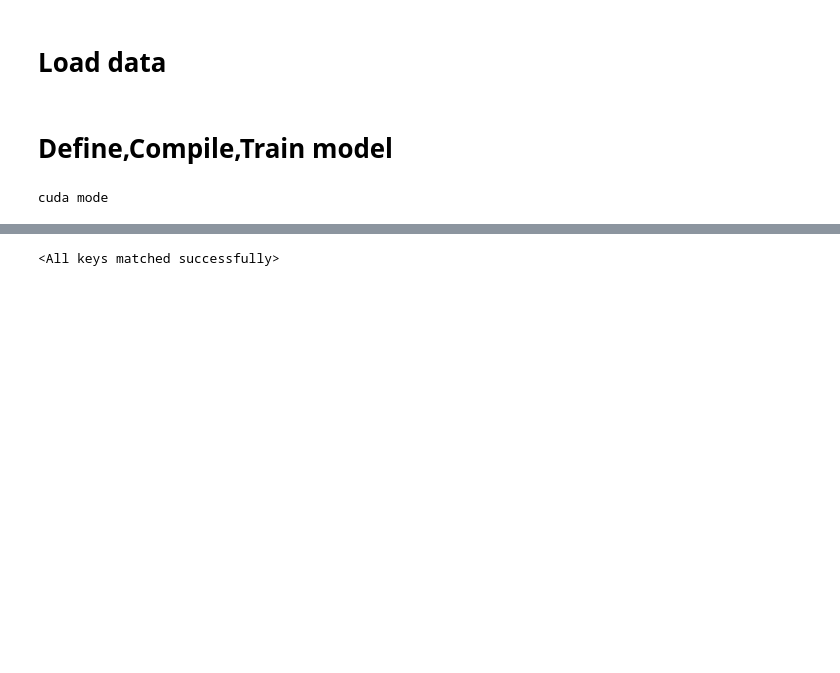
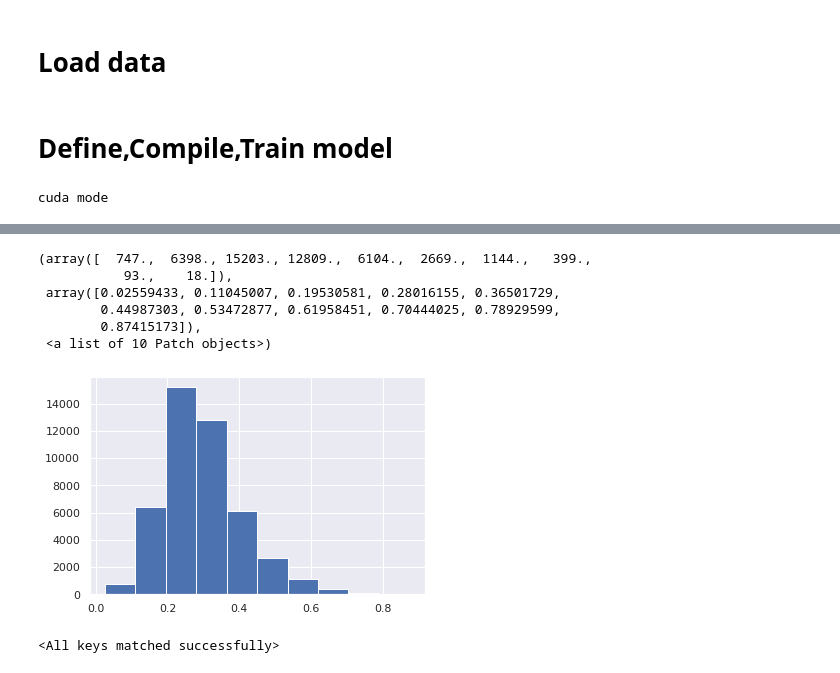
Before and after one commit to NickMeim/deepSIBA_pytorch, a Jupyter notebook: colab_notebook_deepsiba.ipynb, the cells around one changed output, grey strips where cells are left out. Saved outputs shown, nothing was run; the diff lists cells and outputs as text; code cells hidden in the pictures; blank space fills up the shorter version.

```diff
--- a/colab_notebook_deepsiba.ipynb
+++ b/colab_notebook_deepsiba.ipynb
@@ -422,3 +414,13 @@ plt.hist(y_pred1)
+# %%
+plt.hist(Y_cold)
+# %% [output]
+(array([  747.,  6398., 15203., 12809.,  6104.,  2669.,  1144.,   399.,
+           93.,    18.]),
+ array([0.02559433, 0.11045007, 0.19530581, 0.28016155, 0.36501729,
+        0.44987303, 0.53472877, 0.61958451, 0.70444025, 0.78929599,
+        0.87415173]),
+ <a list of 10 Patch objects>)
+[figure, added]
 # %%
 deepsiba.load_state_dict(torch.load('mymodel.pth'))
 # %% [output]
```
Also changed, not shown: parts of 22 cells of this notebook, 3 other files.
